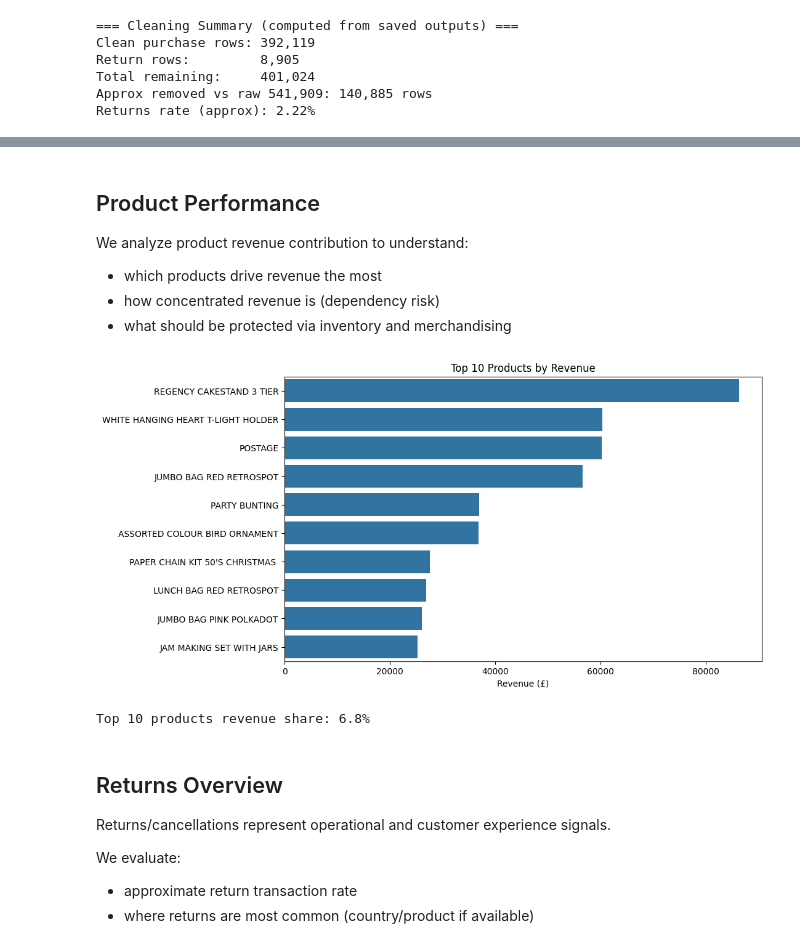
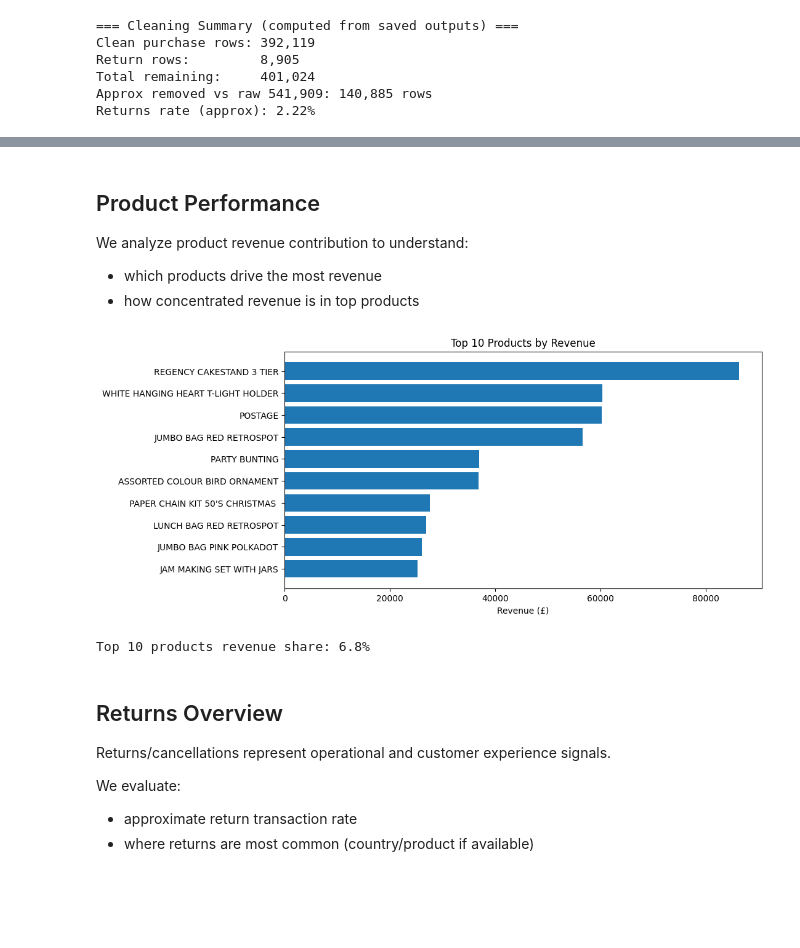
Before and after one commit to hiruykassa/Ecommerce-Funnel-Analysis, a Jupyter notebook: notebooks/04_final_report.ipynb, the cells around one changed output, grey strips where cells are left out. Saved outputs shown, nothing was run; the diff lists cells and outputs as text; code cells hidden in the pictures; blank space fills up the shorter version.

```diff
--- a/notebooks/04_final_report.ipynb
+++ b/notebooks/04_final_report.ipynb
@@ -302,24 +353,24 @@ Name: TotalRevenue, dtype: float64
 ## Product Performance
 
 We analyze product revenue contribution to understand:
-- which products drive revenue the most
-- how concentrated revenue is (dependency risk)
-- what should be protected via inventory and merchandising
+- which products drive the most revenue
+- how concentrated revenue is in top products
 # %%
-top_products = products.sort_values("Revenue", ascending=False).head(10)
+topn = 10
+top_products = products.sort_values("Revenue", ascending=False).head(topn)
 
-plt.figure(figsize=(10, 6))
-sns.barplot(data=top_products, x="Revenue", y=top_products["Description"].str[:45])
+plt.figure(figsize=(10,5))
+plt.barh(top_products["Description"].astype(str), top_products["Revenue"])
+plt.gca().invert_yaxis()
 plt.title("Top 10 Products by Revenue")
 plt.xlabel("Revenue (£)")
-plt.ylabel("")
 plt.show()
 
+total_product_rev = products["Revenue"].sum()
 top10_rev = top_products["Revenue"].sum()
-total_rev = products["Revenue"].sum()
-print(f"Top 10 products revenue share: {top10_rev / total_rev * 100:.1f}%")
+print(f"Top 10 products revenue share: {top10_rev / total_product_rev * 100:.1f}%")
 # %% [output]
-[figure, old version]
+[figure, new version]
 Top 10 products revenue share: 6.8%
 # %% [markdown]
 ## Returns Overview
```
Also changed, not shown: parts of 19 cells of this notebook.
